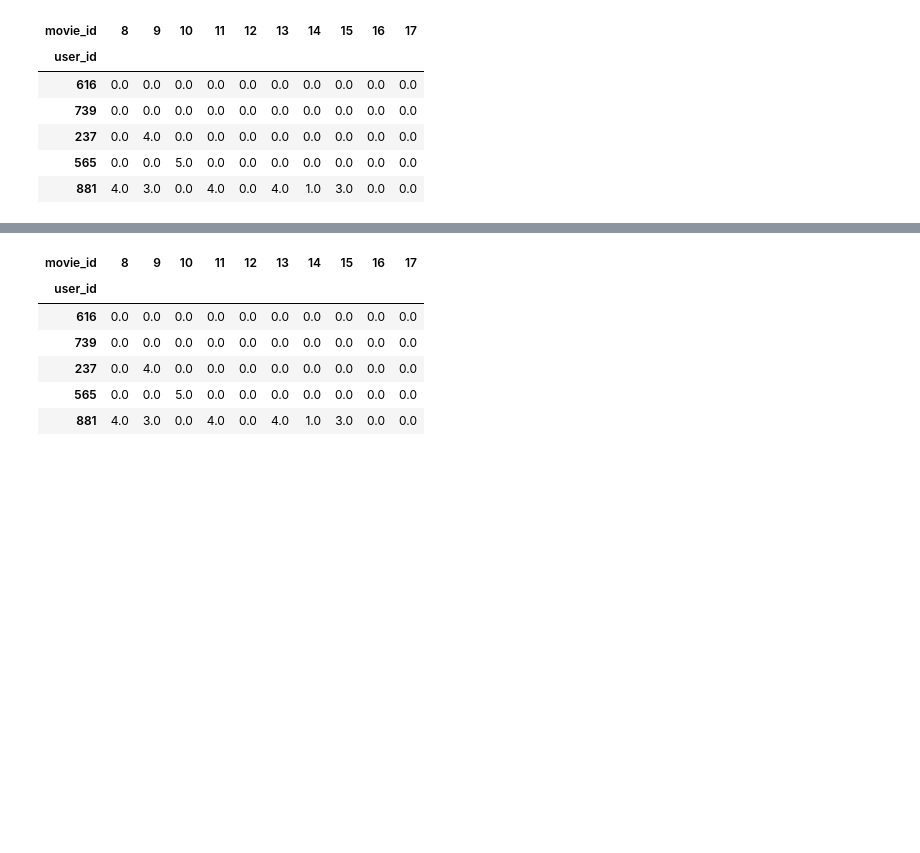
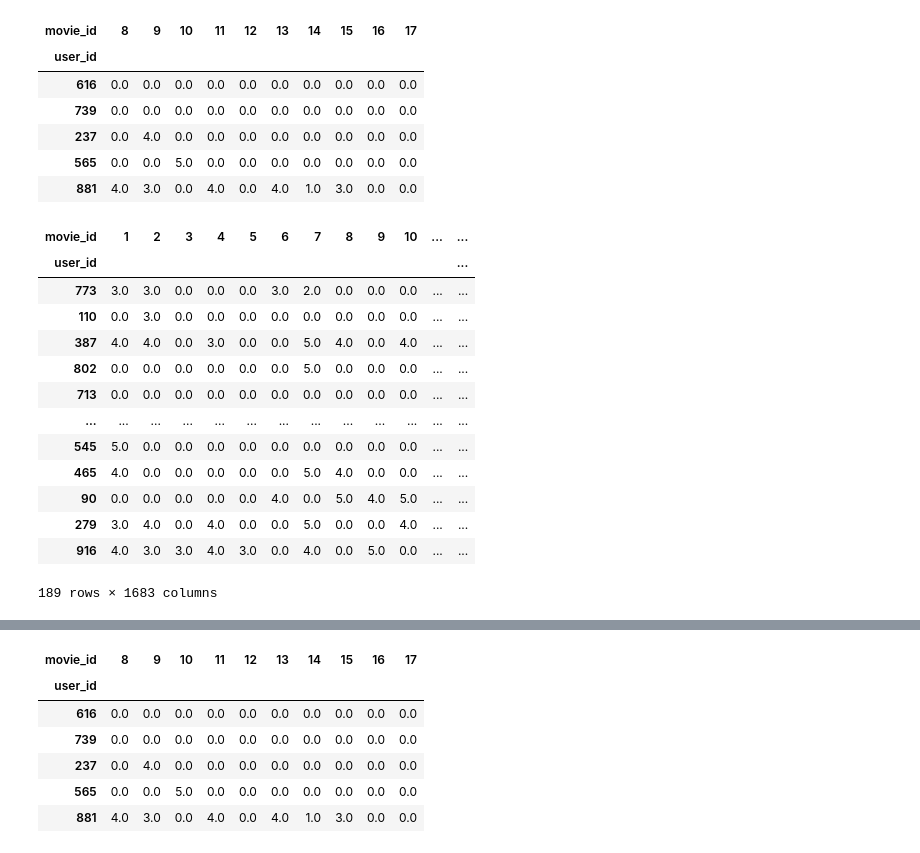
Before and after one commit to WypychKarolina/Cold-Start-Problem-in-RS, a Jupyter notebook: notebooks/popularity/popularity_functions.ipynb, the cells around one changed output, grey strips where cells are left out. Cells and saved outputs as stored; diff of their text form; code cells hidden in the pictures; blank space fills up the shorter version.

```diff
--- a/notebooks/popularity/popularity_functions.ipynb
+++ b/notebooks/popularity/popularity_functions.ipynb
@@ -356,6 +408,22 @@ def show_Hu(row, u, N):
     return row
 # %%
 test_set_top = test_set.apply(lambda row: show_Hu(row, 2, 10), axis = 1)
+test_set_top
+# %% [output]
+| movie_id | 1 | 2 | 3 | 4 | 5 | 6 | 7 | 8 | 9 | 10 | ... | ... |
+| user_id |  |  |  |  |  |  |  |  |  |  |  | ... |
+| 773 | 3.0 | 3.0 | 0.0 | 0.0 | 0.0 | 3.0 | 2.0 | 0.0 | 0.0 | 0.0 | ... | ... |
+| 110 | 0.0 | 3.0 | 0.0 | 0.0 | 0.0 | 0.0 | 0.0 | 0.0 | 0.0 | 0.0 | ... | ... |
+| 387 | 4.0 | 4.0 | 0.0 | 3.0 | 0.0 | 0.0 | 5.0 | 4.0 | 0.0 | 4.0 | ... | ... |
+| 802 | 0.0 | 0.0 | 0.0 | 0.0 | 0.0 | 0.0 | 5.0 | 0.0 | 0.0 | 0.0 | ... | ... |
+| 713 | 0.0 | 0.0 | 0.0 | 0.0 | 0.0 | 0.0 | 0.0 | 0.0 | 0.0 | 0.0 | ... | ... |
+| ... | ... | ... | ... | ... | ... | ... | ... | ... | ... | ... | ... | ... |
+| 545 | 5.0 | 0.0 | 0.0 | 0.0 | 0.0 | 0.0 | 0.0 | 0.0 | 0.0 | 0.0 | ... | ... |
+| 465 | 4.0 | 0.0 | 0.0 | 0.0 | 0.0 | 0.0 | 5.0 | 4.0 | 0.0 | 0.0 | ... | ... |
+| 90 | 0.0 | 0.0 | 0.0 | 0.0 | 0.0 | 4.0 | 0.0 | 5.0 | 4.0 | 5.0 | ... | ... |
+| 279 | 3.0 | 4.0 | 0.0 | 4.0 | 0.0 | 0.0 | 5.0 | 0.0 | 0.0 | 4.0 | ... | ... |
+| 916 | 4.0 | 3.0 | 3.0 | 4.0 | 3.0 | 0.0 | 4.0 | 0.0 | 5.0 | 0.0 | ... | ... |
+189 rows × 1683 columns
 # %%
 test_ratings_matrix_top = test_ratings_matrix.apply(lambda row: find_topN_items(row, N=10), axis = 1)
 # %%
```
Also changed, not shown: parts of 15 cells of this notebook, 13 other files.
